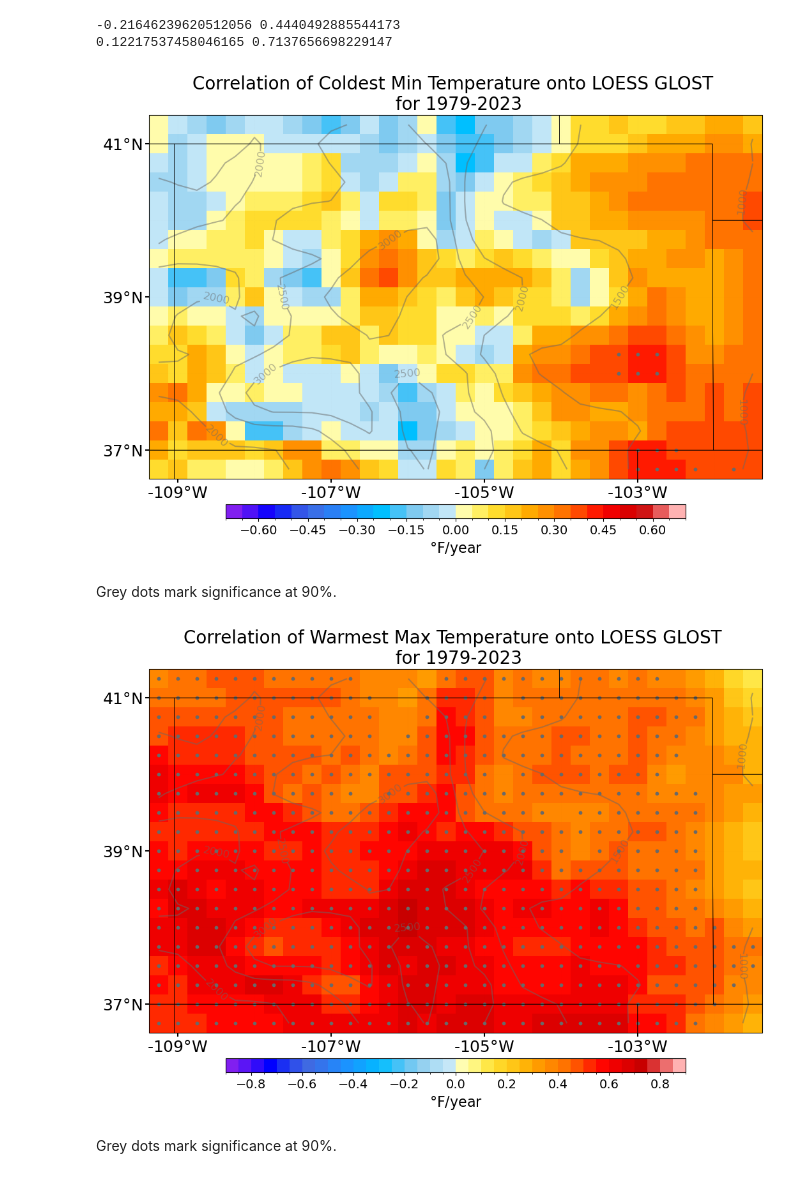
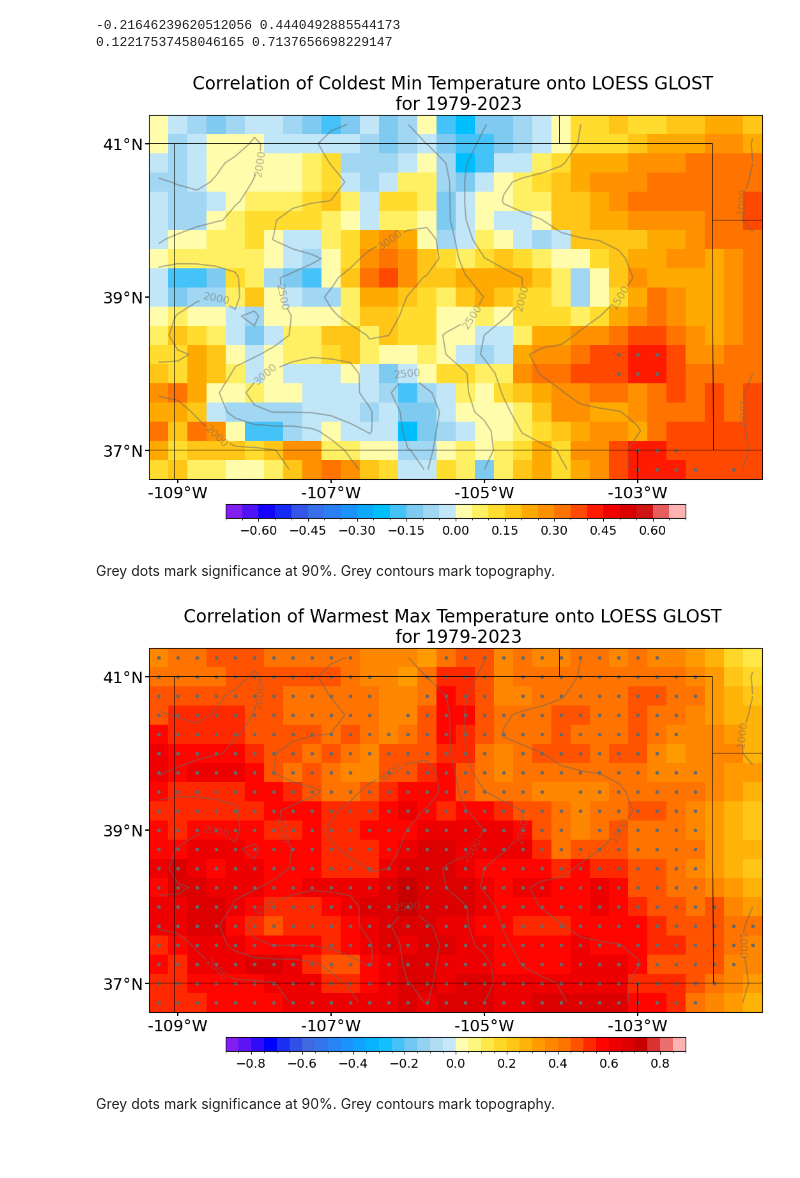
Before and after one commit to GaelleHervieux/COLORADO, a Jupyter notebook: plot_tmin_tmax_trends_ERA5_Colorado.ipynb, the cells around one changed output. Saved outputs shown, nothing was run; the diff lists cells and outputs as text; code cells hidden in the pictures; blank space fills up the shorter version.

```diff
--- a/plot_tmin_tmax_trends_ERA5_Colorado.ipynb
+++ b/plot_tmin_tmax_trends_ERA5_Colorado.ipynb
@@ -452,37 +452,38 @@ fig, ax = plt.subplots(nrows=1,ncols=1,figsize=(12,11),subplot_kw={'projection':
 plt.subplots_adjust(bottom=0.15,left=0.1, right=0.9)
 
 cc=cor_tmin.plot.pcolormesh(ax=ax,cmap=cmap,levels=clevs,add_colorbar=False)
 ax.scatter(pvalue_tmin['lon'][idlon],pvalue_tmin['lat'][idlat],marker='o',s=10,c='dimgrey')
 cs = ax.contour(dshgt['lon'],dshgt['lat'],dshgt['hgt'],levels=np.arange(500,5500,500),colors='dimgrey',alpha=0.5)
 ax.clabel(cs, inline=True, fmt='%d', fontsize=12)
 ####
 grd = ax.gridlines(
 draw_labels=False,
 color='gray', alpha=0.01, linestyle='--')
 
 ax.set_xlabel('')
 ax.set_ylabel('')
 ax.add_feature(state_borders,zorder=100,linewidth=0.4,edgecolor='k')
 ax.tick_params(axis='both',direction='out',width=1.5,length=4)
 ax.set_yticks(ax.get_yticks()[1:-1:2],crs=ccrs.PlateCarree())
 ax.set_yticklabels([f'{round(ixx)}$\degree$N' for ixx in ax.get_yticks()],size=18)
 ax.set_xticks(ax.get_xticks()[1:-1:2],crs=ccrs.PlateCarree())
 ax.set_xticklabels([f'{round(ixx)}$\degree$W' for ixx in ax.get_xticks()],size=18)
 ax_cbar = fig.add_axes([0.2, 0.2, 0.6, 0.02])
 cbar=fig.colorbar(cc,cax=ax_cbar,shrink=0.5,orientation='horizontal')
 cbar.ax.tick_params(labelsize=14)
-cbar.set_label(label=f'{units}/year',fontsize=16)
+cbar.set_label(label=f'',fontsize=16)
 
 ax.add_feature(state_borders,zorder=100,edgecolor='k',linewidth=0.15)
 ax.coastlines()
 
 ax.set_title(f'Correlation of Coldest Min Temperature onto LOESS GLOST \n for {yearb}-{yeare}',fontsize=20)
 outfile=f'PLOTS/Correlation_Coldest_tmin_GLOST_{yearb}_{yeare}_COLORADO_{model}.png'
 plt.savefig(outfile, dpi=150, facecolor='w', edgecolor='w', orientation='portrait')
 # %% [output]
-[figure, old version]
+[figure, new version]
 # %% [markdown]
 Grey dots mark significance at 90%.
+Grey contours mark topography.
 # %%
 cmap=cmaps.ncl_default
 proj=ccrs.PlateCarree()
@@ -513,7 +514,7 @@ ax.set_xticklabels([f'{round(ixx)}$\degree$W' for ixx in ax.get_xticks()],size=1
 ax_cbar = fig.add_axes([0.2, 0.2, 0.6, 0.02])
 cbar=fig.colorbar(cc,cax=ax_cbar,shrink=0.5,orientation='horizontal')
 cbar.ax.tick_params(labelsize=14)
-cbar.set_label(label=f'{units}/year',fontsize=16)
+cbar.set_label(label=f'',fontsize=16)
 
 ax.add_feature(state_borders,zorder=100,edgecolor='k',linewidth=0.15)
 ax.coastlines()
@@ -521,6 +522,7 @@ ax.set_title(f'Correlation of Warmest Max Temperature onto LOESS GLOST \n for {y
 outfile=f'PLOTS/Correlation_Warmest_tmax_GLOST_{yearb}_{yeare}_COLORADO_{model}.png'
 plt.savefig(outfile, dpi=150, facecolor='w', edgecolor='w', orientation='portrait')
 # %% [output]
-[figure, old version]
+[figure, new version]
 # %% [markdown]
 Grey dots mark significance at 90%.
+Grey contours mark topography.
```
Also changed, not shown: 3 other files.
